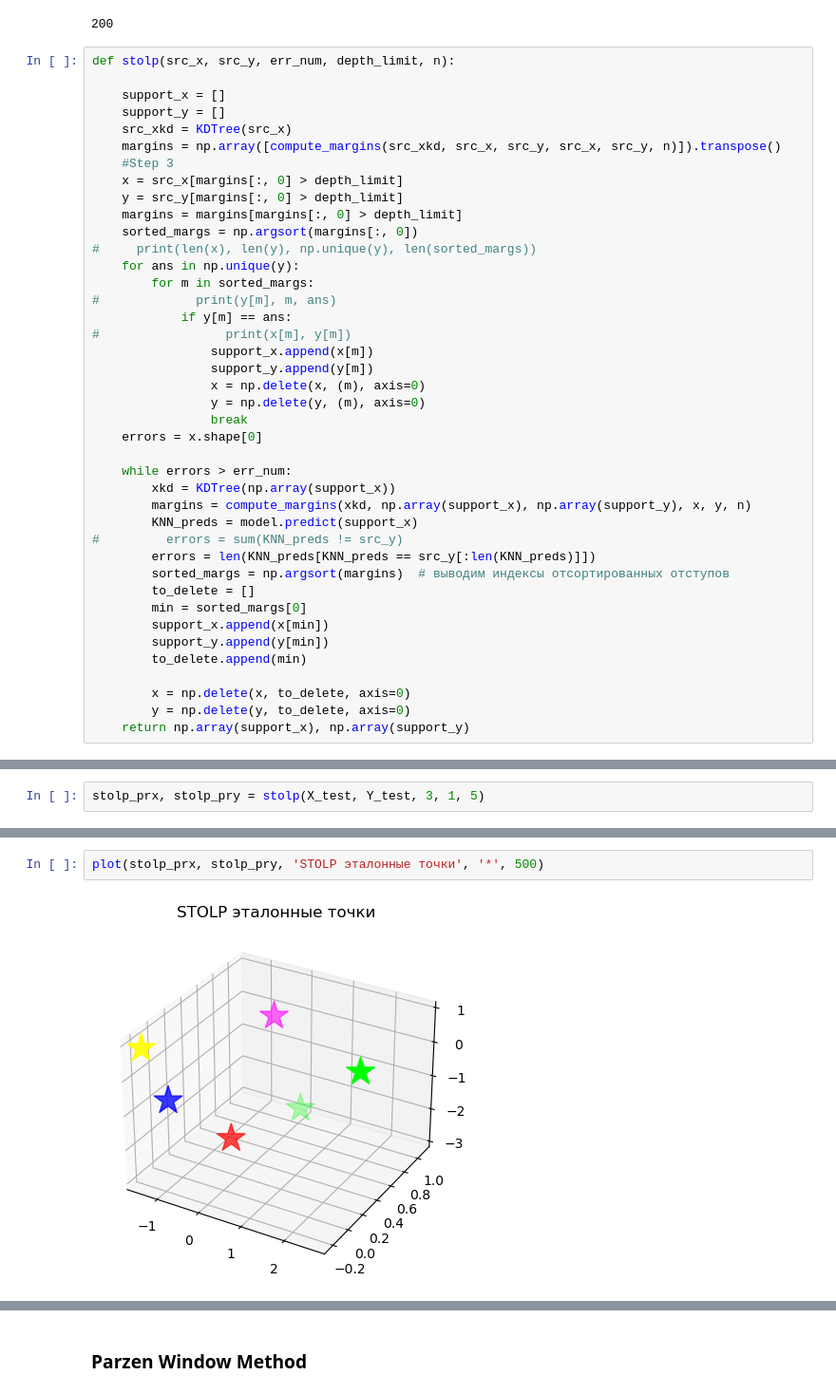
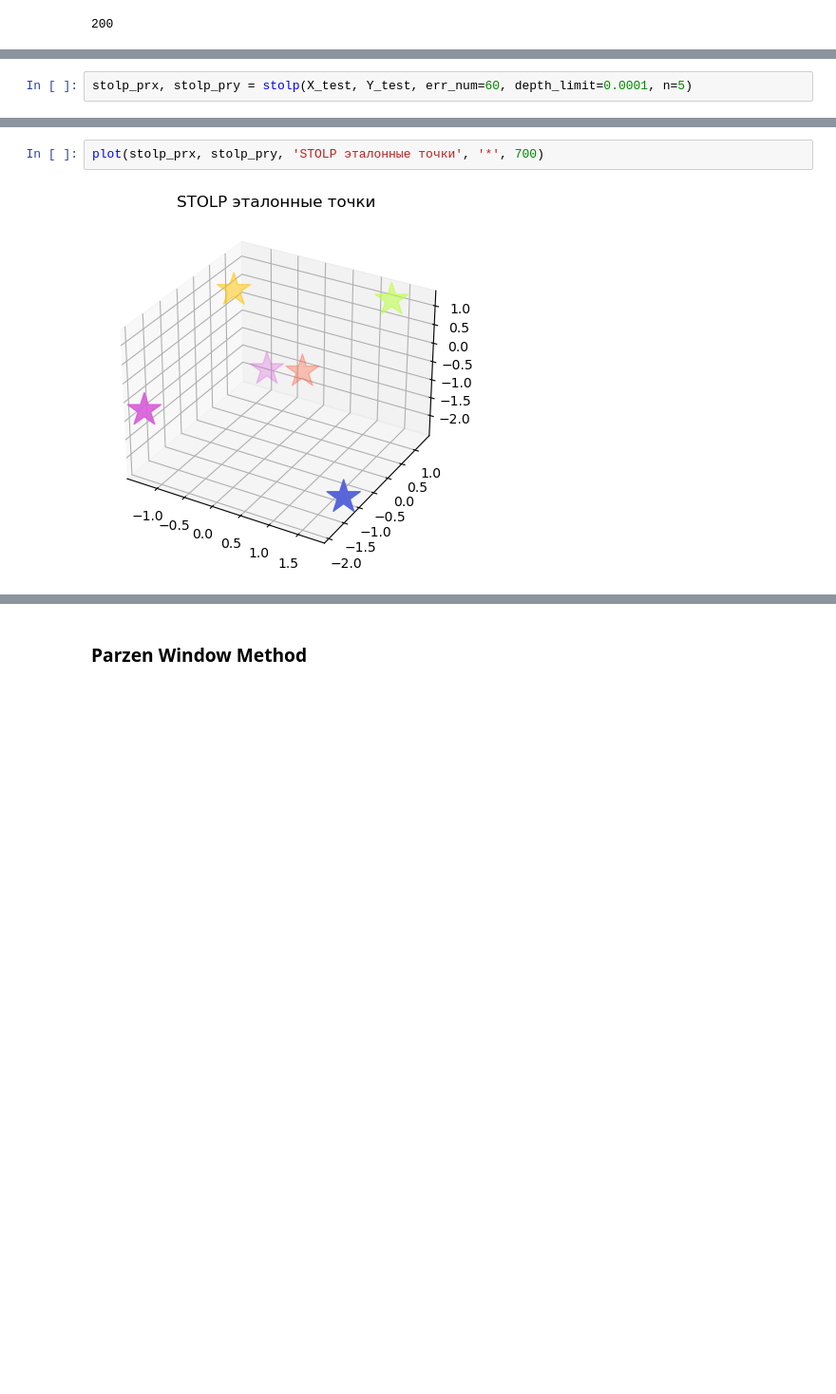
Before and after one commit to natalia-sd/AI-andstuff, a Jupyter notebook: semester 2 (feb - jun 2023)/lab_1 metric algos.ipynb, the cells around one changed output, grey strips where cells are left out. Shown at 95% size. Saved outputs shown, nothing was run; the diff lists cells and outputs as text; blank space fills up the shorter version.

Commit message:
ADDFIX: added compactnss profile, stolp fixed

```diff
--- a/semester 2 (feb - jun 2023)/lab_1 metric algos.ipynb
+++ b/semester 2 (feb - jun 2023)/lab_1 metric algos.ipynb
@@ -229,44 +276,3 @@ margins = compute_margins(KDTree(X_test), X_test, Y_test, X_test, Y_test, 5)
 len(margins)
 # %% [output]
 200
-# %%
-def stolp(src_x, src_y, err_num, depth_limit, n):
-
-    support_x = []
-    support_y = []
-    src_xkd = KDTree(src_x)
-    margins = np.array([compute_margins(src_xkd, src_x, src_y, src_x, src_y, n)]).transpose()
-    #Step 3
-    x = src_x[margins[:, 0] > depth_limit]
-    y = src_y[margins[:, 0] > depth_limit]
-    margins = margins[margins[:, 0] > depth_limit]
-    sorted_margs = np.argsort(margins[:, 0])
-#     print(len(x), len(y), np.unique(y), len(sorted_margs))
-    for ans in np.unique(y):
-        for m in sorted_margs:
-#             print(y[m], m, ans)
-            if y[m] == ans:
-#                 print(x[m], y[m])
-                support_x.append(x[m])
-                support_y.append(y[m])
-                x = np.delete(x, (m), axis=0)
-                y = np.delete(y, (m), axis=0)
-                break
-    errors = x.shape[0]
-
-    while errors > err_num:
-        xkd = KDTree(np.array(support_x))
-        margins = compute_margins(xkd, np.array(support_x), np.array(support_y), x, y, n)
-        KNN_preds = model.predict(support_x)
-#         errors = sum(KNN_preds != src_y)
-        errors = len(KNN_preds[KNN_preds == src_y[:len(KNN_preds)]])
-        sorted_margs = np.argsort(margins)  # выводим индексы отсортированных отступов
-        to_delete = []
-        min = sorted_margs[0]
-        support_x.append(x[min])
-        support_y.append(y[min])
-        to_delete.append(min)
-
-        x = np.delete(x, to_delete, axis=0)
-        y = np.delete(y, to_delete, axis=0)
-    return np.array(support_x), np.array(support_y)
@@ -273,2 +367,2 @@ def stolp(src_x, src_y, err_num, depth_limit, n):
 # %%
-stolp_prx, stolp_pry = stolp(X_test, Y_test, 3, 1, 5)
+stolp_prx, stolp_pry = stolp(X_test, Y_test, err_num=60, depth_limit=0.0001, n=5)
@@ -275,4 +380,4 @@ stolp_prx, stolp_pry = stolp(X_test, Y_test, 3, 1, 5)
 # %%
-plot(stolp_prx, stolp_pry, 'STOLP эталонные точки', '*', 500)
+plot(stolp_prx, stolp_pry, 'STOLP эталонные точки', '*', 700)
 # %% [output]
-[figure, old version]
+[figure, new version]
```
Also changed, not shown: parts of 51 cells of this notebook.
